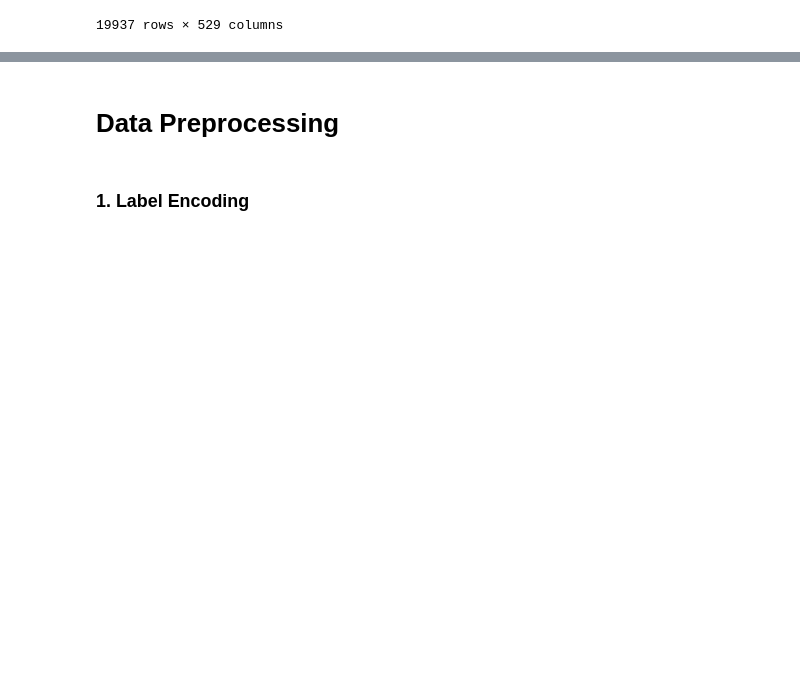
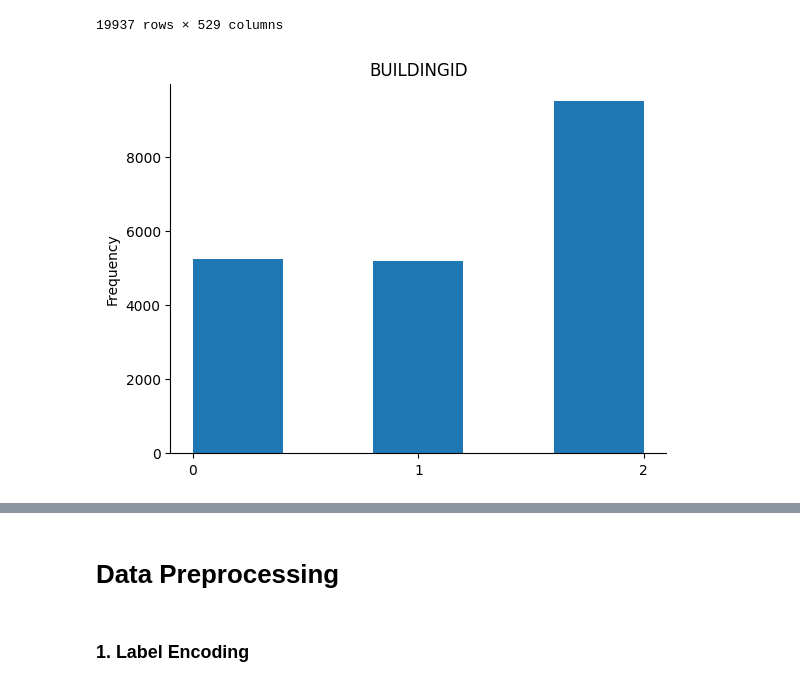
Before and after one commit to isurushanaka/ICARC2025-Tutorial, a Jupyter notebook: Tutorial.ipynb, the cells around one changed output, grey strips where cells are left out. Drawn from its saved outputs; the diff is of its cells as text; code cells hidden in the pictures; blank space fills up the shorter version.

```diff
--- a/Tutorial.ipynb
+++ b/Tutorial.ipynb
@@ -57,3 +57,11 @@ train_df
 | 19935 | 100 | 100 | 100 | 100 | 100 | 100 | 100 | 100 | 100 | 100 | ... | ... |
 | 19936 | 100 | 100 | 100 | 100 | 100 | 100 | 100 | 100 | 100 | 100 | ... | ... |
 19937 rows × 529 columns
+# %%
+from matplotlib import pyplot as plt
+train_df['BUILDINGID'].plot(kind='hist', bins=5, title='BUILDINGID')
+plt.gca().spines[['top', 'right',]].set_visible(False)
+plt.xticks(np.arange(min(train_df['BUILDINGID']), max(train_df['BUILDINGID'])+1, 1))  # Set step to 2
+plt.show()
+# %% [output]
+[figure, added]
```
Also changed, not shown: parts of 1 cell of this notebook.
